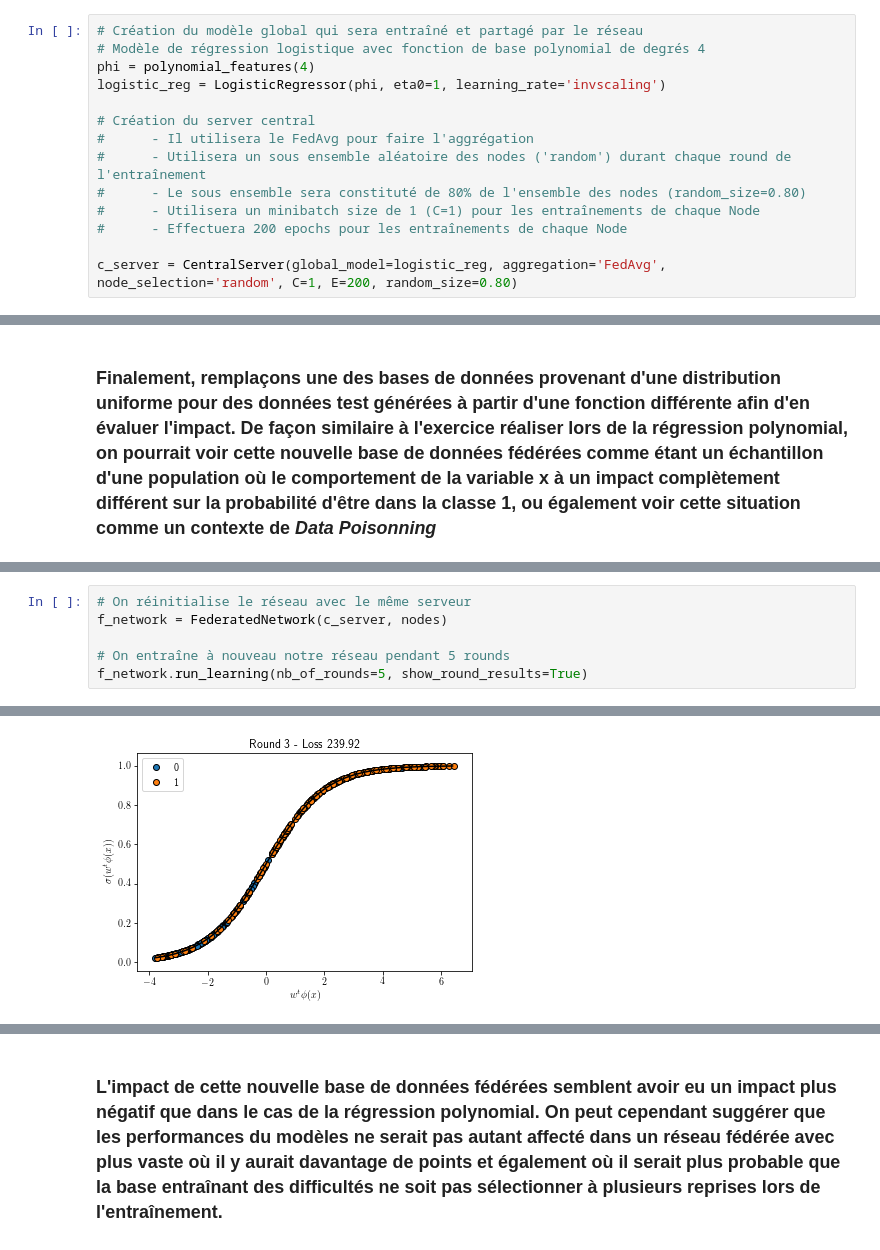
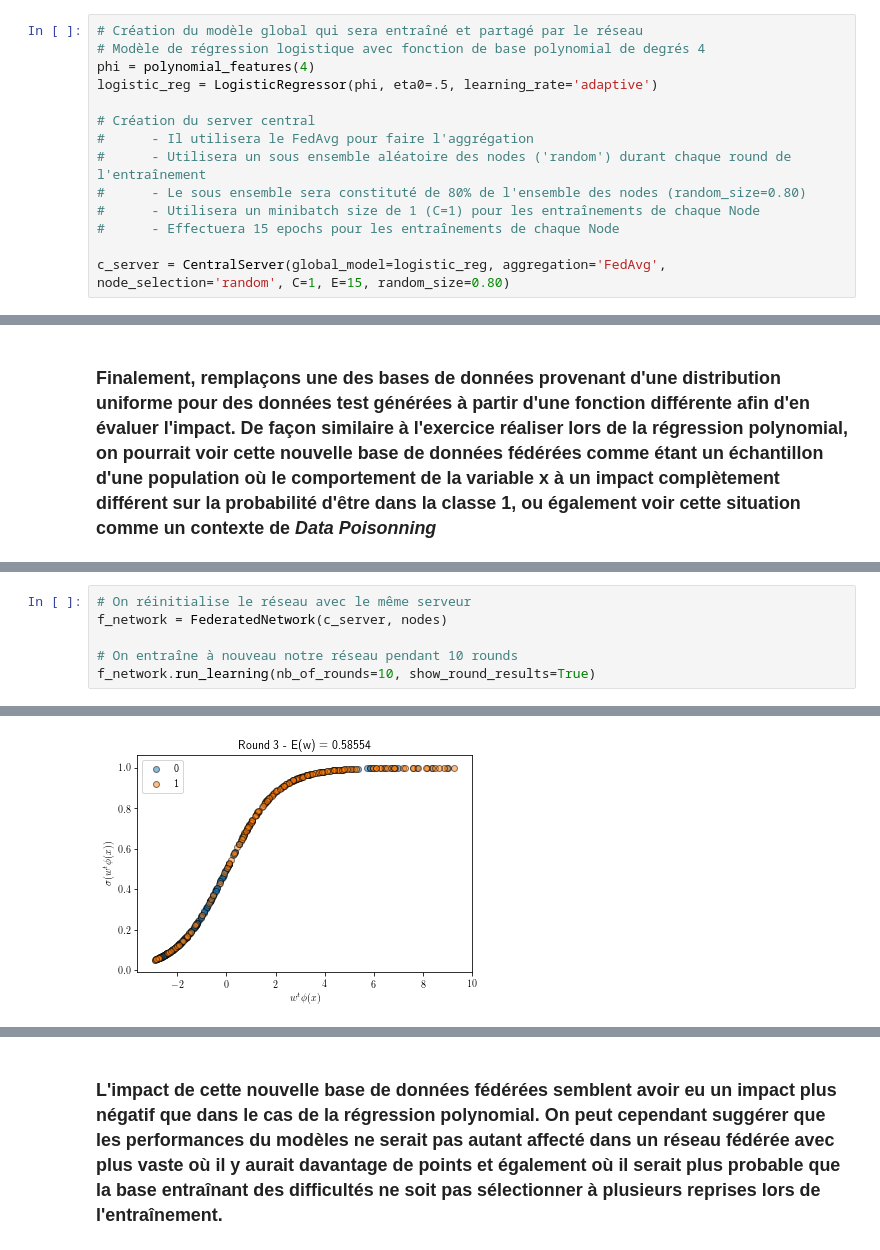
Before and after one commit to Rayn2402/FLSimulator, a Jupyter notebook: FedAvgLogistic.ipynb, the cells around one changed output, grey strips where cells are left out. Cells and saved outputs as stored; diff of their text form.

```diff
--- a/FedAvgLogistic.ipynb
+++ b/FedAvgLogistic.ipynb
@@ -53,16 +53,16 @@ DG.distribution_and_labels(X_total, t_total, title='Total')
 # Création du modèle global qui sera entraîné et partagé par le réseau
 # Modèle de régression logistique avec fonction de base polynomial de degrés 4
 phi = polynomial_features(4)
-logistic_reg = LogisticRegressor(phi, eta0=1, learning_rate='invscaling')
+logistic_reg = LogisticRegressor(phi, eta0=.5, learning_rate='adaptive')
 
 # Création du server central
 #      - Il utilisera le FedAvg pour faire l'aggrégation
 #      - Utilisera un sous ensemble aléatoire des nodes ('random') durant chaque round de l'entraînement
 #      - Le sous ensemble sera constituté de 80% de l'ensemble des nodes (random_size=0.80)
 #      - Utilisera un minibatch size de 1 (C=1) pour les entraînements de chaque Node
-#      - Effectuera 200 epochs pour les entraînements de chaque Node
+#      - Effectuera 15 epochs pour les entraînements de chaque Node
 
-c_server = CentralServer(global_model=logistic_reg, aggregation='FedAvg', node_selection='random', C=1, E=200, random_size=0.80)
+c_server = CentralServer(global_model=logistic_reg, aggregation='FedAvg', node_selection='random', C=1, E=15, random_size=0.80)
 # %%
 # Création du réseau fédéré
 f_network = FederatedNetwork(c_server, nodes)
@@ -170,6 +174,6 @@ nodes.append(Node(X, t))
 # On réinitialise le réseau avec le même serveur
 f_network = FederatedNetwork(c_server, nodes)
 
-# On entraîne à nouveau notre réseau pendant 5 rounds
-f_network.run_learning(nb_of_rounds=5, show_round_results=True)
+# On entraîne à nouveau notre réseau pendant 10 rounds
+f_network.run_learning(nb_of_rounds=10, show_round_results=True)
 # %% [output]
@@ -178 +182 @@ f_network.run_learning(nb_of_rounds=5, show_round_results=True)
-[figure, old version]
+[figure, new version]
```
Also changed, not shown: parts of 11 cells of this notebook.
